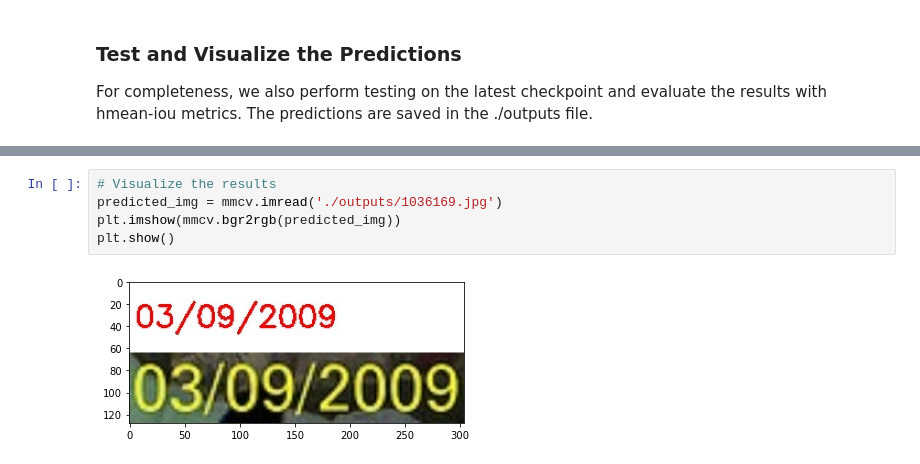
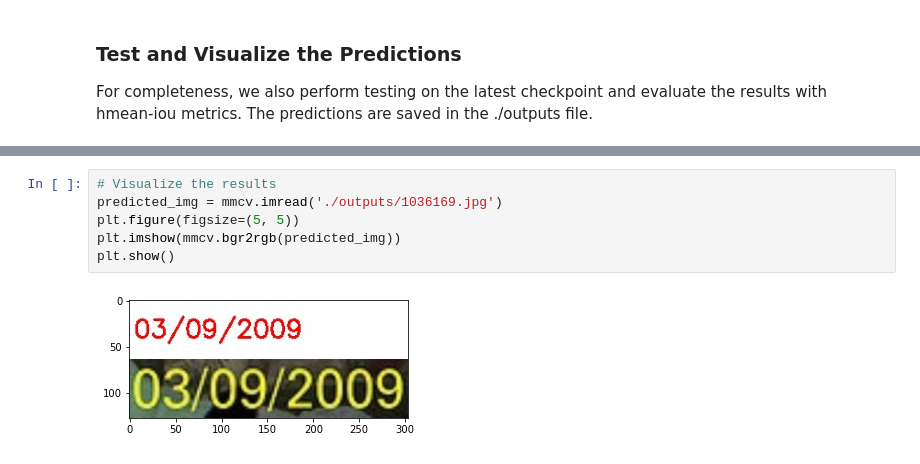
Before and after one commit to open-mmlab/mmocr, a Jupyter notebook: demo/MMOCR_Tutorial.ipynb, the cells around one changed output, grey strips where cells are left out. Drawn from its saved outputs; the diff is of its cells as text.

```diff
--- a/demo/MMOCR_Tutorial.ipynb
+++ b/demo/MMOCR_Tutorial.ipynb
@@ -313,7 +313,8 @@ True
 # %%
 # Visualize the results
 predicted_img = mmcv.imread('./outputs/1036169.jpg')
+plt.figure(figsize=(5, 5))
 plt.imshow(mmcv.bgr2rgb(predicted_img))
 plt.show()
 # %% [output]
-[figure, old version]
+[figure, new version]
```
Also changed, not shown: parts of 4 cells of this notebook.
